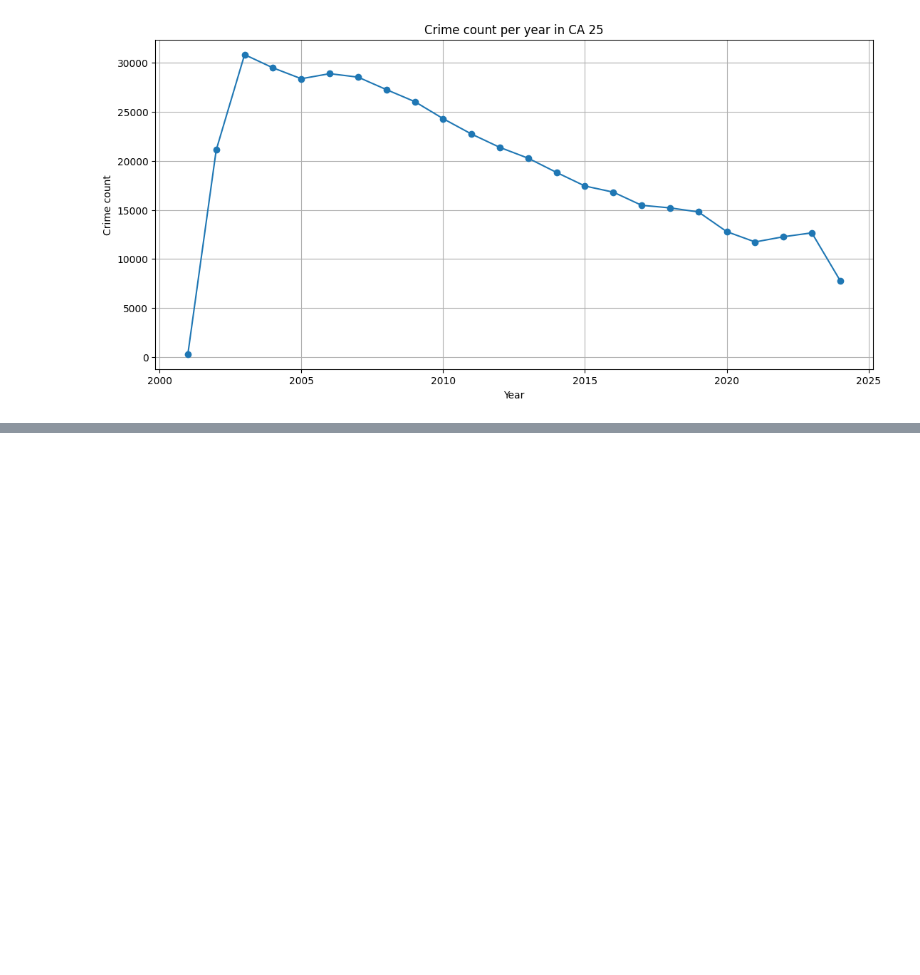
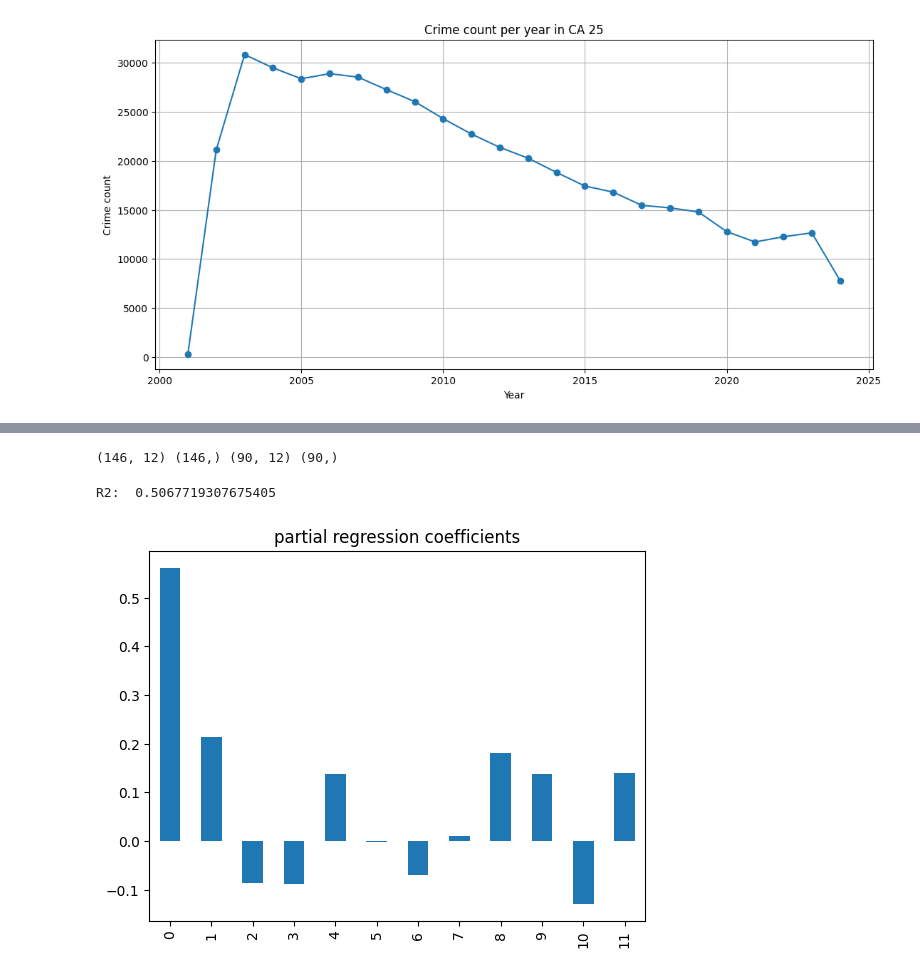
Before and after one commit to jonfoong/LW_chicago_crime_pred, a Jupyter notebook: notebooks/marko/DataExploration.ipynb, the cells around one changed output, grey strips where cells are left out. Saved outputs shown, nothing was run; the diff lists cells and outputs as text; code cells hidden in the pictures; blank space fills up the shorter version.

```diff
--- a/notebooks/marko/DataExploration.ipynb
+++ b/notebooks/marko/DataExploration.ipynb
@@ -240,0 +293,13 @@ plt.show()
+# %%
+train_size = 0.6
+index = round(train_size*ca25monthly_df.shape[0])
+
+df_train = ca25monthly_df.iloc[:index]
+df_test = ca25monthly_df.iloc[index:]
+# %%
+for i in range(1, 13):
+    df_train[f't - {i}'] = df_train['crime_count'].shift(i)
+    df_test[f't - {i}'] = df_test['crime_count'].shift(i)
+
+df_train.dropna(inplace=True)
+df_test.dropna(inplace=True)
@@ -240,0 +325,9 @@ plt.show()
+# %%
+X_train = df_train.drop(columns = ['crime_count'])
+y_train = df_train['crime_count']
+X_test = df_test.drop(columns = ['crime_count'])
+y_test = df_test['crime_count']
+
+print(X_train.shape,y_train.shape, X_test.shape,y_test.shape)
+# %% [output]
+(146, 12) (146,) (90, 12) (90,)
@@ -240,0 +337,10 @@ plt.show()
+# %%
+model = LinearRegression()
+model = model.fit(X_train, y_train)
+
+print('R2: ', r2_score(y_test, model.predict(X_test)))
+pd.Series(model.coef_).plot(kind='bar')
+plt.title('partial regression coefficients');
+# %% [output]
+R2:  0.5067719307675405
+[figure, added]
```
Also changed, not shown: parts of 14 cells of this notebook, 1 other file.
